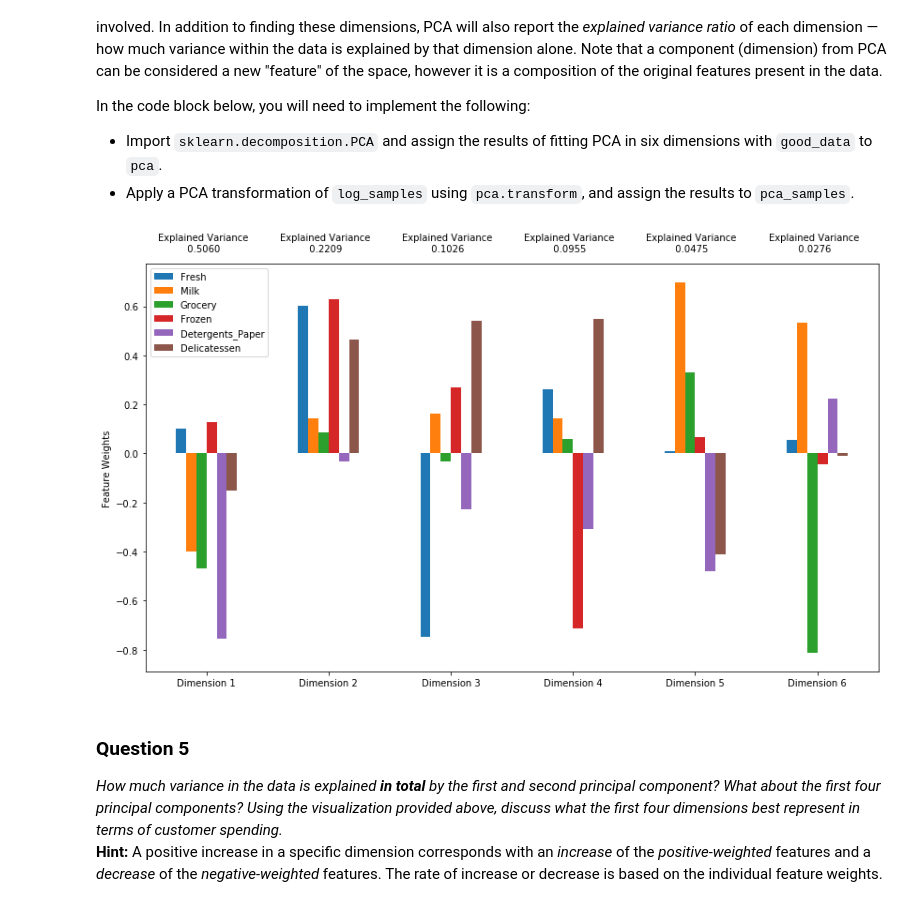
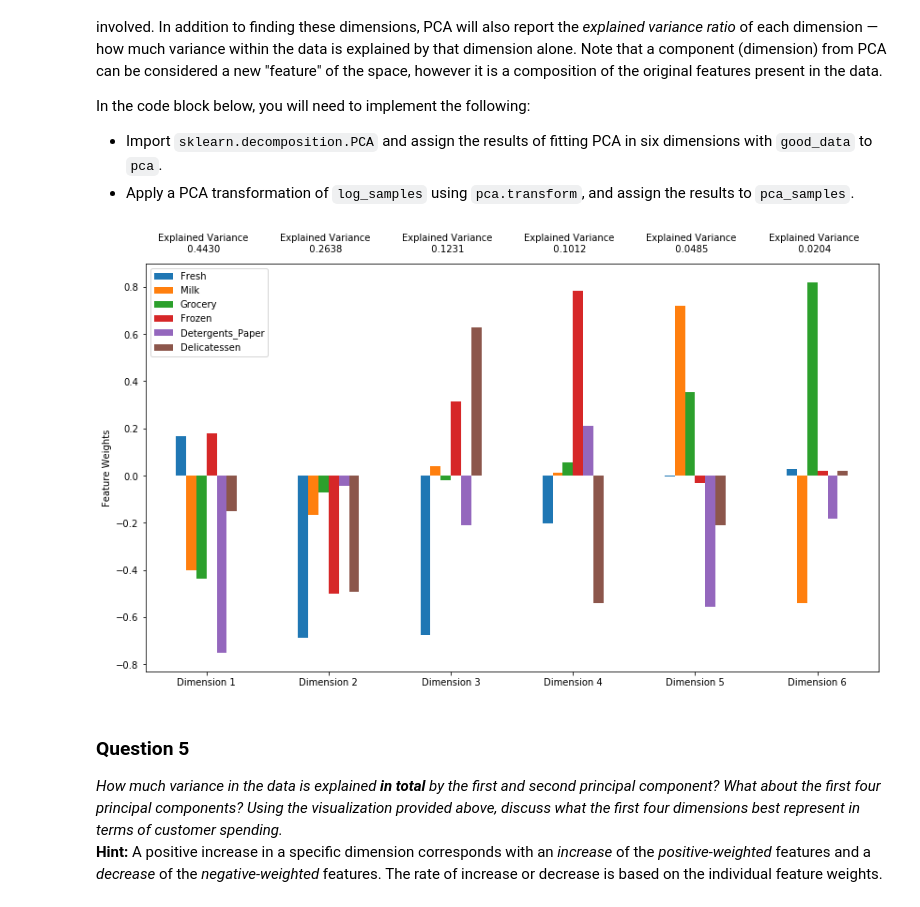
Before and after one commit to MyEncyclopedia/MachineLearningUdacity, a Jupyter notebook: projects/customer_segments/customer_segments.ipynb, the cells around one changed output. Saved outputs shown, nothing was run; the diff lists cells and outputs as text; code cells hidden in the pictures.

```diff
--- a/projects/customer_segments/customer_segments.ipynb
+++ b/projects/customer_segments/customer_segments.ipynb
@@ -163,10 +178,10 @@ import warnings
 warnings.filterwarnings("ignore", category=FutureWarning)
 
 # TODO: Scale the data using the natural logarithm
-log_data = data[['Fresh', 'Milk', 'Grocery', 'Frozen', 'Detergents_Paper', 'Delicatessen']].apply(lambda x: np.log(x + 1))
+log_data = np.log(data)
 
 # TODO: Scale the sample data using the natural logarithm
-log_samples = samples[['Fresh', 'Milk', 'Grocery', 'Frozen', 'Detergents_Paper', 'Delicatessen']].apply(lambda x: np.log(x + 1))
+log_samples = np.log(samples)
 
 # Produce a scatter matrix for each pair of newly-transformed features
 pd.scatter_matrix(log_data, alpha = 0.3, figsize = (14,8), diagonal = 'kde');
@@ -215,11 +230,7 @@ for feature in log_data.keys():
     display(log_data[~((log_data[feature] >= Q1 - step) & (log_data[feature] <= Q3 + step))])
 
 # OPTIONAL: Select the indices for data points you wish to remove
-outliers  = [65, 66, 81, 95, 96, 128, 171, 193, 218, 304, 305, 338, 353, 355, 357, 412,
-86, 98, 154, 356,
-38, 57, 145, 175, 264, 325, 420, 429, 439,
-161,
-109, 137, 142, 154, 183, 184, 187, 203, 233, 285, 289, 343]
+outliers  = [75, 66, 65, 128, 154]
 
 # Remove the outliers, if any were specified
 good_data = log_data.drop(log_data.index[outliers]).reset_index(drop = True)
@@ -305,15 +316,15 @@ In the code block below, you will need to implement the following:
 # %%
 # TODO: Apply PCA by fitting the good data with the same number of dimensions as features
 from sklearn.decomposition import PCA
 pca = PCA(n_components=6).fit(good_data)
 
 # TODO: Transform log_samples using the PCA fit above
-pca_samples = pca.transform(log_data)
+pca_samples = pca.transform(log_samples)
 
 # Generate PCA results plot
 pca_results = vs.pca_results(good_data, pca)
 # %% [output]
-[figure, old version]
+[figure, new version]
 # %% [markdown]
 ### Question 5
 *How much variance in the data is explained* ***in total*** *by the first and second principal component? What about the first four principal components? Using the visualization provided above, discuss what the first four dimensions best represent in terms of customer spending.*
```
Also changed, not shown: parts of 30 cells of this notebook.
